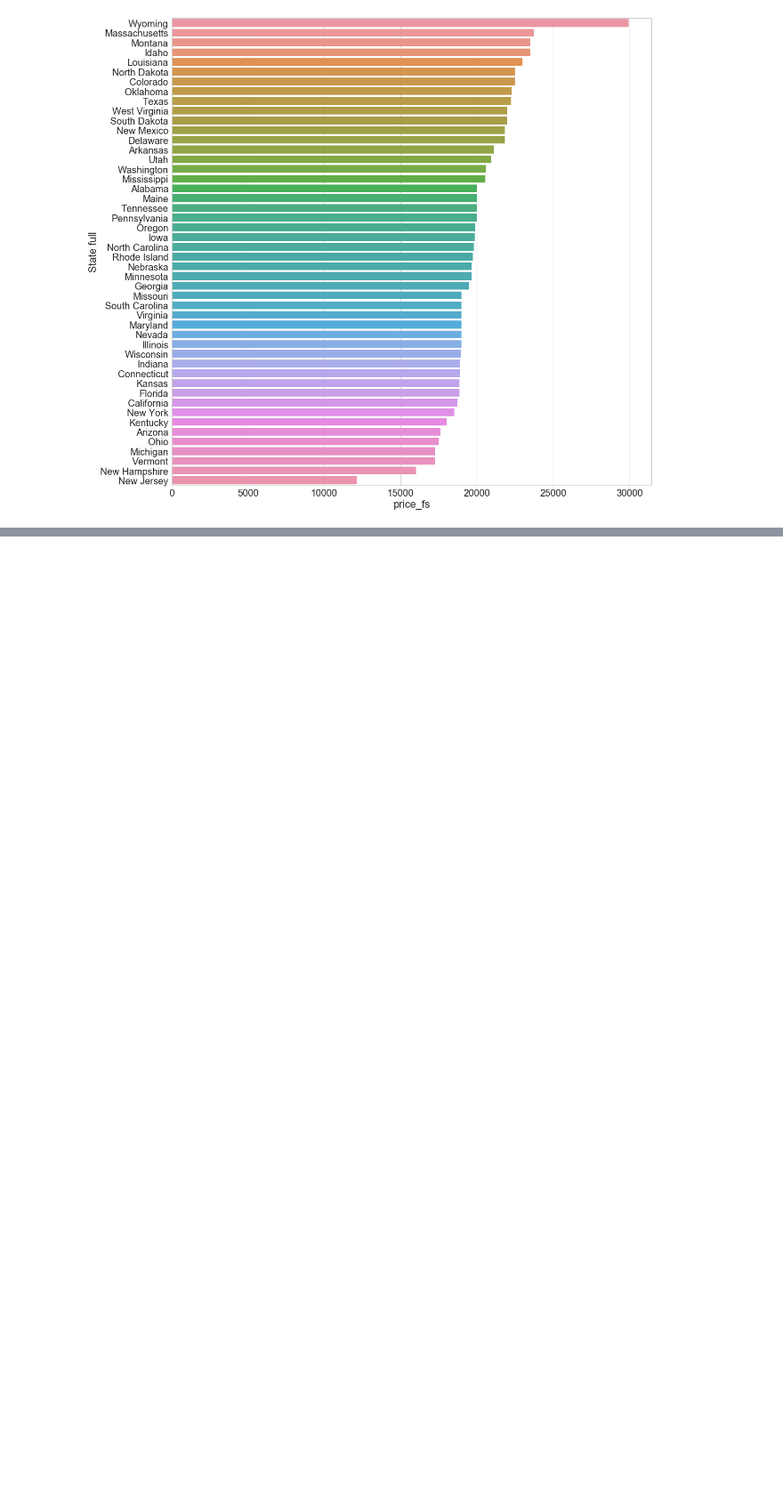
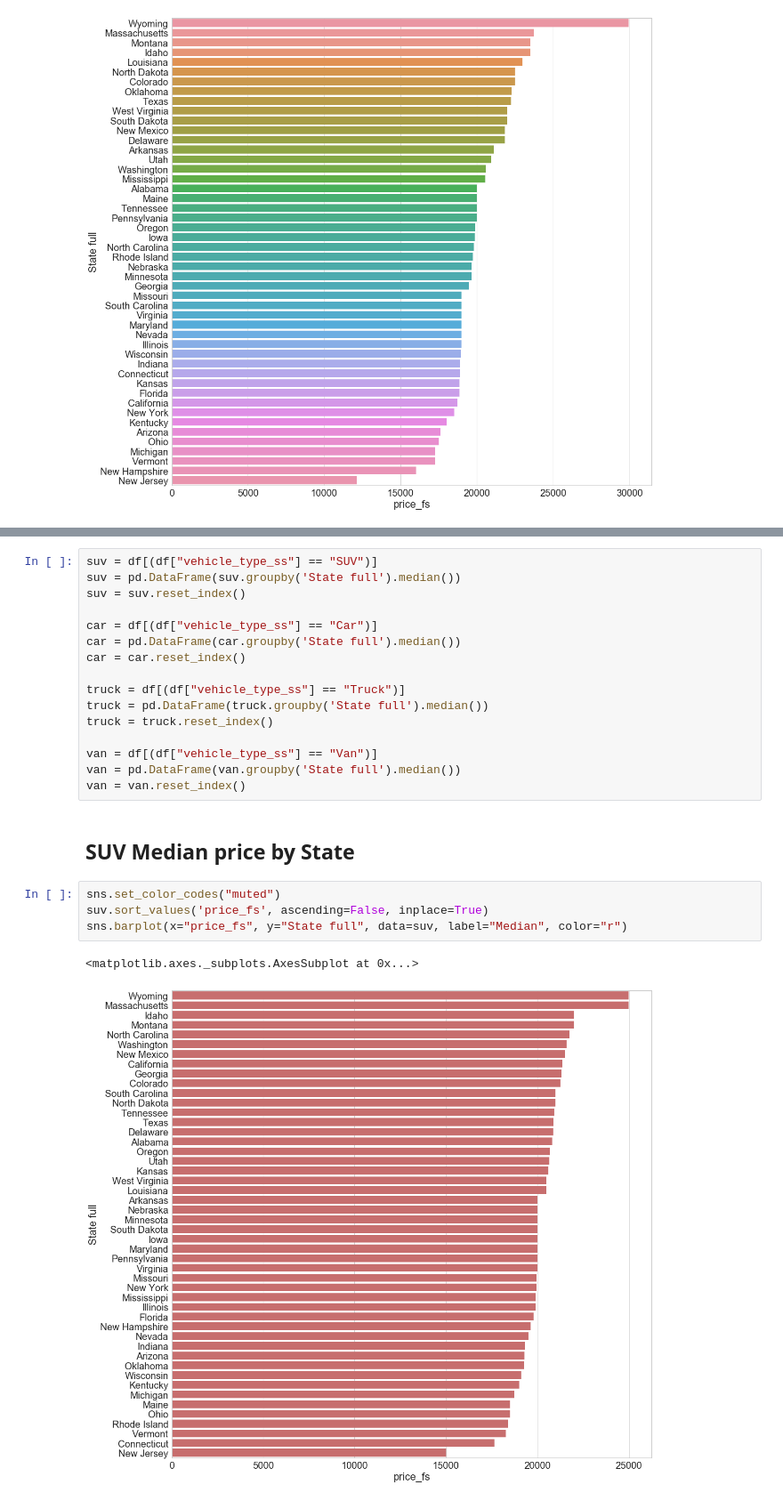
Before and after one commit to bellinsd/Klunker-Blue-Book, a Jupyter notebook: Scripts/Car Prices by state.ipynb, the cells around one changed output, grey strips where cells are left out. Shown at 89% size. Saved outputs shown, nothing was run; the diff lists cells and outputs as text; blank space fills up the shorter version.

```diff
--- a/Scripts/Car Prices by state.ipynb
+++ b/Scripts/Car Prices by state.ipynb
@@ -185,0 +227,25 @@ sns.barplot(x="price_fs", y="State full", data=ford, label="Median")
+# %%
+suv = df[(df["vehicle_type_ss"] == "SUV")]
+suv = pd.DataFrame(suv.groupby('State full').median())
+suv = suv.reset_index()
+
+car = df[(df["vehicle_type_ss"] == "Car")]
+car = pd.DataFrame(car.groupby('State full').median())
+car = car.reset_index()
+
+truck = df[(df["vehicle_type_ss"] == "Truck")]
+truck = pd.DataFrame(truck.groupby('State full').median())
+truck = truck.reset_index()
+
+van = df[(df["vehicle_type_ss"] == "Van")]
+van = pd.DataFrame(van.groupby('State full').median())
+van = van.reset_index()
+# %% [markdown]
+## SUV Median price by State
+# %%
+sns.set_color_codes("muted")
+suv.sort_values('price_fs', ascending=False, inplace=True)
+sns.barplot(x="price_fs", y="State full", data=suv, label="Median", color="r")
+# %% [output]
+<matplotlib.axes._subplots.AxesSubplot at 0x...>
+[figure, added]
```
Also changed, not shown: parts of 27 cells of this notebook.
